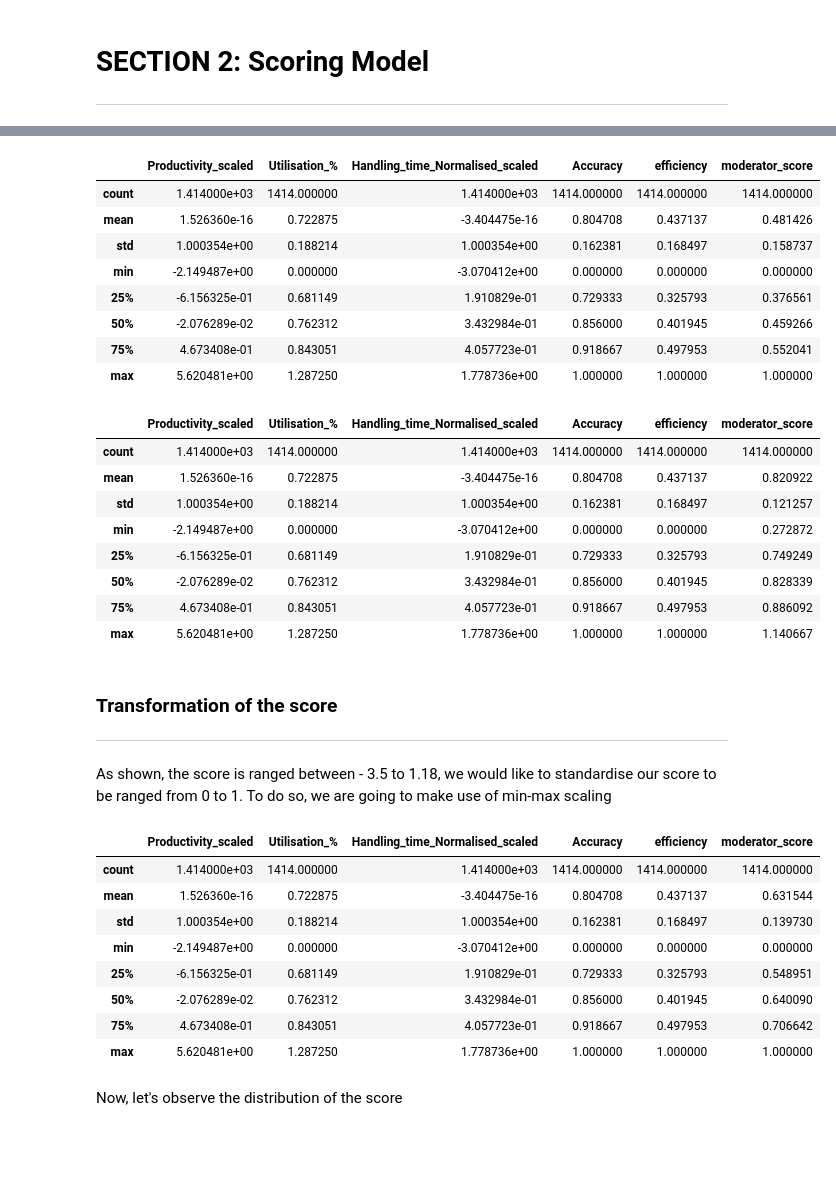
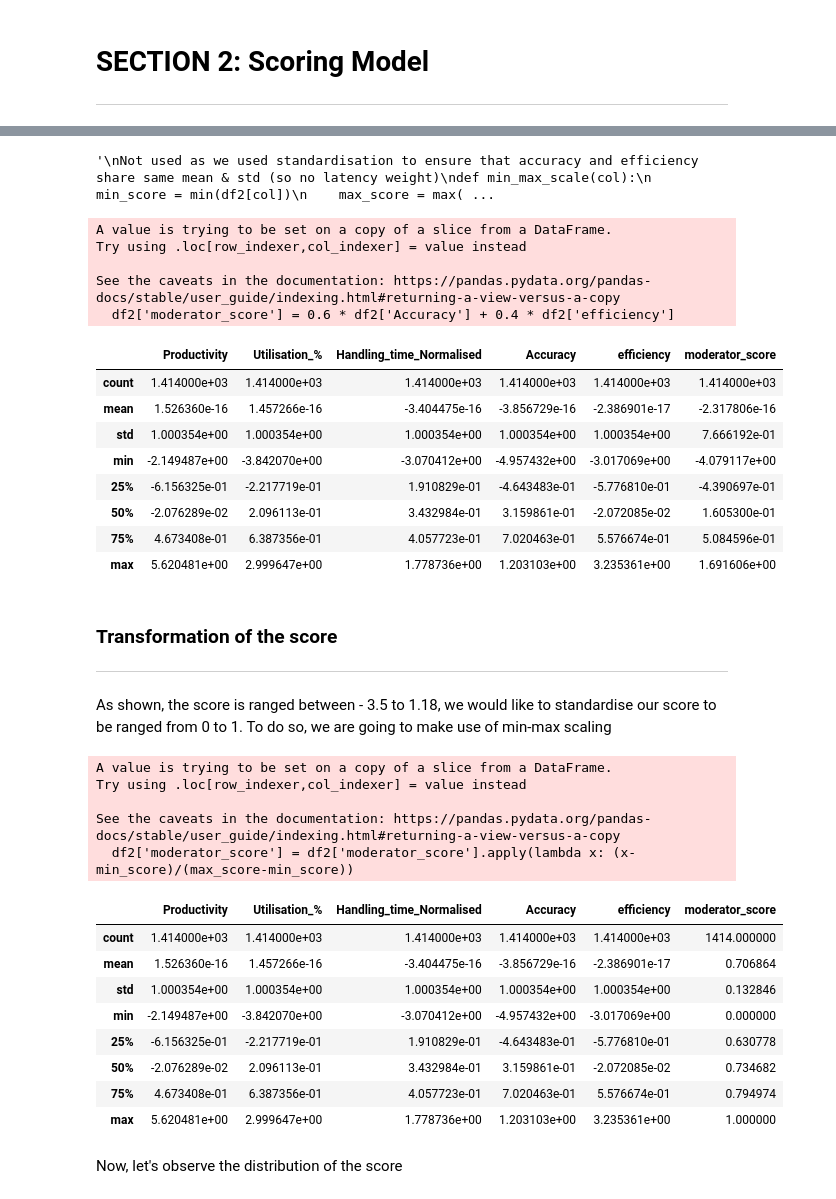
Before and after one commit to liuchennn1414/TikTok_Hungry_Ads, a Jupyter notebook: moderator_score.ipynb, the cells around one changed output, grey strips where cells are left out. Cells and saved outputs as stored; diff of their text form; code cells hidden in the pictures; blank space fills up the shorter version.

```diff
--- a/moderator_score.ipynb
+++ b/moderator_score.ipynb
@@ -228,7 +228,7 @@ from sklearn.preprocessing import StandardScaler
 # Initialize the StandardScaler
 scaler = StandardScaler()
 
-df[['Productivity_scaled', 'Handling_time_Normalised_scaled']] = scaler.fit_transform(df[['Productivity', 'Handling_time_Normalised']])
+df[['Productivity', 'Utilisation_%', 'Accuracy', 'Handling_time_Normalised']] = scaler.fit_transform(df[['Productivity', 'Utilisation_%', 'Accuracy', 'Handling_time_Normalised']])
 
 # Now, 'scaled_df' contains the standardized data
 print(df.head())
@@ -296,7 +282,7 @@ Y = 0.25 * productivity + 0.45 * utilisation % - 0.3 * handling time
 # %%
-beta = [0.25,0.45,-0.30]
-df2 = df[['Productivity_scaled','Utilisation_%','Handling_time_Normalised_scaled','Accuracy']]
-df2['efficiency'] = 0.25 * df2['Productivity_scaled'] + 0.45 * df2['Utilisation_%'] - 0.3 * df2['Handling_time_Normalised_scaled']
+beta = [0.33, 0.3, -0.33] #
+df2 = df[['Productivity','Utilisation_%','Handling_time_Normalised','Accuracy']]
+df2['efficiency'] = 0.33 * df2['Productivity'] + 0.3 * df2['Utilisation_%'] - 0.33 * df2['Handling_time_Normalised']
 print(df2.head())
 df2.describe()
 # %% [output]
@@ -337,0 +324,8 @@ Our final score for each moderator will be Y = 0 + 0.5 * accuracy + 0.5 * effici
+# %%
+scaler = StandardScaler()
+
+df2[['efficiency']] = scaler.fit_transform(df2[['efficiency']])
+
+# Now, 'scaled_df' contains the standardized data
+print(df2.head())
+df2.describe()
@@ -338,4 +360,6 @@ Our final score for each moderator will be Y = 0 + 0.5 * accuracy + 0.5 * effici
 # %%
+'''
+Not used as we used standardisation to ensure that accuracy and efficiency share same mean & std (so no latency weight)
 def min_max_scale(col):
     min_score = min(df2[col])
     max_score = max(df2[col])
@@ -344,30 +368,28 @@ def min_max_scale(col):
 min_max_scale("efficiency")
 min_max_scale("Accuracy")
 df2.describe()
+'''
 # %% [output]
-|  | Productivity_scaled | Utilisation_% | Handling_time_Normalised_scaled | Accuracy | efficiency | moderator_score |
-| count | 1.414000e+03 | 1414.000000 | 1.414000e+03 | 1414.000000 | 1414.000000 | 1414.000000 |
-| mean | 1.526360e-16 | 0.722875 | -3.404475e-16 | 0.804708 | 0.437137 | 0.481426 |
-| std | 1.000354e+00 | 0.188214 | 1.000354e+00 | 0.162381 | 0.168497 | 0.158737 |
-| min | -2.149487e+00 | 0.000000 | -3.070412e+00 | 0.000000 | 0.000000 | 0.000000 |
-| 25% | -6.156325e-01 | 0.681149 | 1.910829e-01 | 0.729333 | 0.325793 | 0.376561 |
-| 50% | -2.076289e-02 | 0.762312 | 3.432984e-01 | 0.856000 | 0.401945 | 0.459266 |
-| 75% | 4.673408e-01 | 0.843051 | 4.057723e-01 | 0.918667 | 0.497953 | 0.552041 |
-| max | 5.620481e+00 | 1.287250 | 1.778736e+00 | 1.000000 | 1.000000 | 1.000000 |
+'\nNot used as we used standardisation to ensure that accuracy and efficiency share same mean & std (so no latency weight)\ndef min_max_scale(col):\n    min_score = min(df2[col])\n    max_score = max( ...
 # %%
-beta = [0.5,0.5]
-df2['moderator_score'] = 0.2 + 0.5 * df2['Accuracy'] + 0.5 * df2['efficiency']
+beta = [0.6,0.4]
+df2['moderator_score'] = 0.6 * df2['Accuracy'] + 0.4 * df2['efficiency']
 df2.describe()
 # %% [output]
+A value is trying to be set on a copy of a slice from a DataFrame.
+Try using .loc[row_indexer,col_indexer] = value instead
+
+See the caveats in the documentation: https://pandas.pydata.org/pandas-docs/stable/user_guide/indexing.html#returning-a-view-versus-a-copy
+  df2['moderator_score'] = 0.6 * df2['Accuracy'] + 0.4 * df2['efficiency']
-|  | Productivity_scaled | Utilisation_% | Handling_time_Normalised_scaled | Accuracy | efficiency | moderator_score |
-| count | 1.414000e+03 | 1414.000000 | 1.414000e+03 | 1414.000000 | 1414.000000 | 1414.000000 |
-| mean | 1.526360e-16 | 0.722875 | -3.404475e-16 | 0.804708 | 0.437137 | 0.820922 |
-| std | 1.000354e+00 | 0.188214 | 1.000354e+00 | 0.162381 | 0.168497 | 0.121257 |
-| min | -2.149487e+00 | 0.000000 | -3.070412e+00 | 0.000000 | 0.000000 | 0.272872 |
-| 25% | -6.156325e-01 | 0.681149 | 1.910829e-01 | 0.729333 | 0.325793 | 0.749249 |
-| 50% | -2.076289e-02 | 0.762312 | 3.432984e-01 | 0.856000 | 0.401945 | 0.828339 |
-| 75% | 4.673408e-01 | 0.843051 | 4.057723e-01 | 0.918667 | 0.497953 | 0.886092 |
-| max | 5.620481e+00 | 1.287250 | 1.778736e+00 | 1.000000 | 1.000000 | 1.140667 |
+|  | Productivity | Utilisation_% | Handling_time_Normalised | Accuracy | efficiency | moderator_score |
+| count | 1.414000e+03 | 1.414000e+03 | 1.414000e+03 | 1.414000e+03 | 1.414000e+03 | 1.414000e+03 |
+| mean | 1.526360e-16 | 1.457266e-16 | -3.404475e-16 | -3.856729e-16 | -2.386901e-17 | -2.317806e-16 |
+| std | 1.000354e+00 | 1.000354e+00 | 1.000354e+00 | 1.000354e+00 | 1.000354e+00 | 7.666192e-01 |
+| min | -2.149487e+00 | -3.842070e+00 | -3.070412e+00 | -4.957432e+00 | -3.017069e+00 | -4.079117e+00 |
+| 25% | -6.156325e-01 | -2.217719e-01 | 1.910829e-01 | -4.643483e-01 | -5.776810e-01 | -4.390697e-01 |
+| 50% | -2.076289e-02 | 2.096113e-01 | 3.432984e-01 | 3.159861e-01 | -2.072085e-02 | 1.605300e-01 |
+| 75% | 4.673408e-01 | 6.387356e-01 | 4.057723e-01 | 7.020463e-01 | 5.576674e-01 | 5.084596e-01 |
+| max | 5.620481e+00 | 2.999647e+00 | 1.778736e+00 | 1.203103e+00 | 3.235361e+00 | 1.691606e+00 |
 # %% [markdown]
 ### Transformation of the score
 ---
@@ -380,15 +402,20 @@ df2['moderator_score'] = df2['moderator_score'].apply(lambda x: (x-min_score)/(m
 
 df2.describe()
 # %% [output]
+A value is trying to be set on a copy of a slice from a DataFrame.
+Try using .loc[row_indexer,col_indexer] = value instead
+
+See the caveats in the documentation: https://pandas.pydata.org/pandas-docs/stable/user_guide/indexing.html#returning-a-view-versus-a-copy
+  df2['moderator_score'] = df2['moderator_score'].apply(lambda x: (x-min_score)/(max_score-min_score))
-|  | Productivity_scaled | Utilisation_% | Handling_time_Normalised_scaled | Accuracy | efficiency | moderator_score |
-| count | 1.414000e+03 | 1414.000000 | 1.414000e+03 | 1414.000000 | 1414.000000 | 1414.000000 |
-| mean | 1.526360e-16 | 0.722875 | -3.404475e-16 | 0.804708 | 0.437137 | 0.631544 |
-| std | 1.000354e+00 | 0.188214 | 1.000354e+00 | 0.162381 | 0.168497 | 0.139730 |
-| min | -2.149487e+00 | 0.000000 | -3.070412e+00 | 0.000000 | 0.000000 | 0.000000 |
-| 25% | -6.156325e-01 | 0.681149 | 1.910829e-01 | 0.729333 | 0.325793 | 0.548951 |
-| 50% | -2.076289e-02 | 0.762312 | 3.432984e-01 | 0.856000 | 0.401945 | 0.640090 |
-| 75% | 4.673408e-01 | 0.843051 | 4.057723e-01 | 0.918667 | 0.497953 | 0.706642 |
-| max | 5.620481e+00 | 1.287250 | 1.778736e+00 | 1.000000 | 1.000000 | 1.000000 |
+|  | Productivity | Utilisation_% | Handling_time_Normalised | Accuracy | efficiency | moderator_score |
+| count | 1.414000e+03 | 1.414000e+03 | 1.414000e+03 | 1.414000e+03 | 1.414000e+03 | 1414.000000 |
+| mean | 1.526360e-16 | 1.457266e-16 | -3.404475e-16 | -3.856729e-16 | -2.386901e-17 | 0.706864 |
+| std | 1.000354e+00 | 1.000354e+00 | 1.000354e+00 | 1.000354e+00 | 1.000354e+00 | 0.132846 |
+| min | -2.149487e+00 | -3.842070e+00 | -3.070412e+00 | -4.957432e+00 | -3.017069e+00 | 0.000000 |
+| 25% | -6.156325e-01 | -2.217719e-01 | 1.910829e-01 | -4.643483e-01 | -5.776810e-01 | 0.630778 |
+| 50% | -2.076289e-02 | 2.096113e-01 | 3.432984e-01 | 3.159861e-01 | -2.072085e-02 | 0.734682 |
+| 75% | 4.673408e-01 | 6.387356e-01 | 4.057723e-01 | 7.020463e-01 | 5.576674e-01 | 0.794974 |
+| max | 5.620481e+00 | 2.999647e+00 | 1.778736e+00 | 1.203103e+00 | 3.235361e+00 | 1.000000 |
 # %% [markdown]
 Now, let's observe the distribution of the score
 # %%
```
Also changed, not shown: parts of 13 cells of this notebook.
